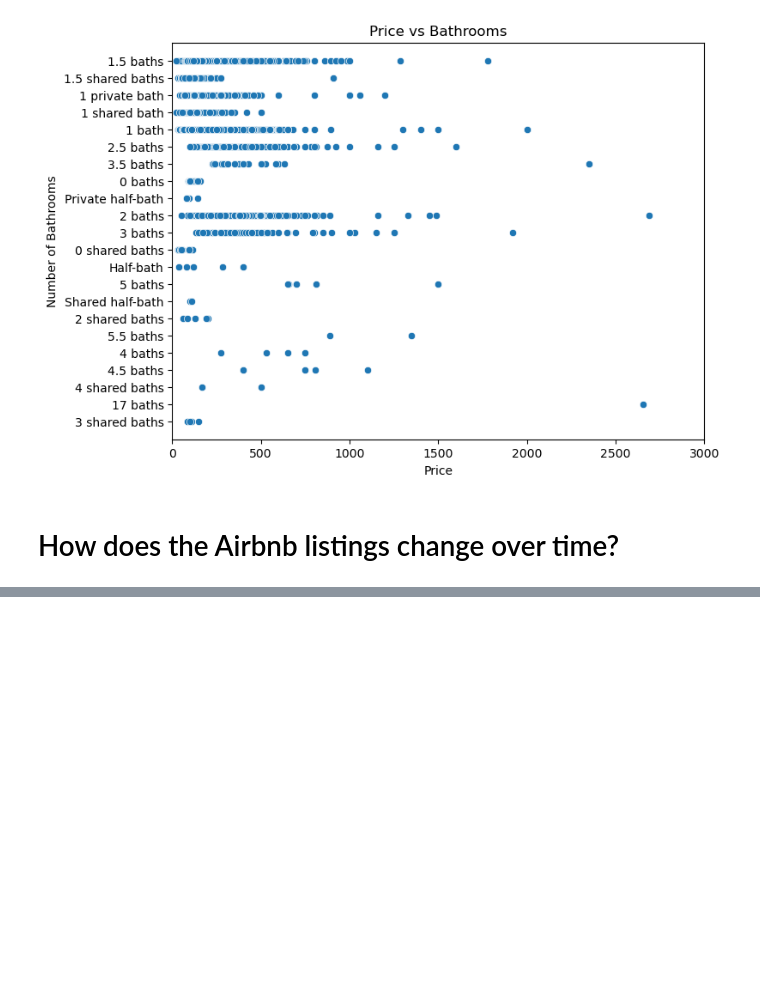
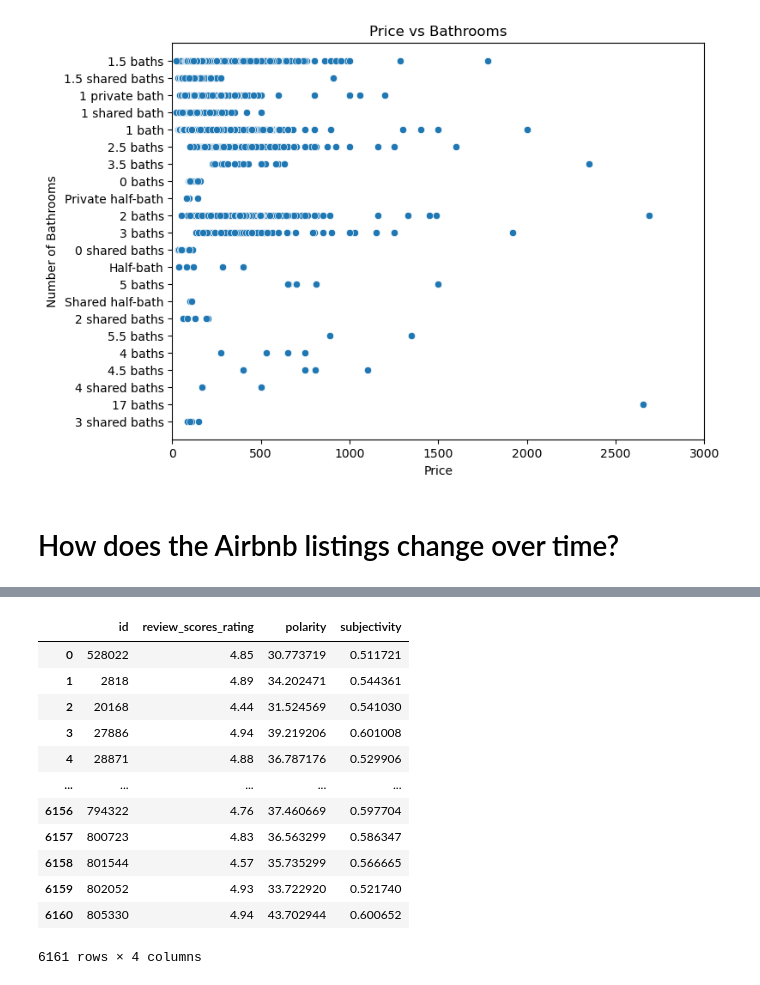
Before and after one commit to darklord-57/darklord, a Jupyter notebook: data_analysis/airbnb_EDA/EDA.ipynb, the cells around one changed output, grey strips where cells are left out. Drawn from its saved outputs; the diff is of its cells as text; code cells hidden in the pictures; blank space fills up the shorter version.

```diff
--- a/data_analysis/airbnb_EDA/EDA.ipynb
+++ b/data_analysis/airbnb_EDA/EDA.ipynb
@@ -294,0 +356,10 @@ that Airbnb's growth in terms of new hosts joining the platform has slowed in re
+# %%
+def filter_func(x):
+    try:
+        tokens = nltk.word_tokenize(x)
+        filtered_tokens = [word for word in tokens if word.lower() not in stop_words]
+    except:
+        filtered_tokens = 'none'
+    return filtered_tokens
+
+df1['filtered'] = df1['comments'].swifter.apply(lambda x:filter_func(x))
@@ -294,0 +388,22 @@ that Airbnb's growth in terms of new hosts joining the platform has slowed in re
+# %%
+merged = pd.merge(df[['id','review_scores_rating']],
+         df1,
+         left_on='id',
+         right_on='listing_id',
+         how='inner')
+merged['polarity'] = merged['polarity'].apply(lambda x:x*100)
+merged
+# %% [output]
+|  | id | review_scores_rating | polarity | subjectivity |
+| 0 | 528022 | 4.85 | 30.773719 | 0.511721 |
+| 1 | 2818 | 4.89 | 34.202471 | 0.544361 |
+| 2 | 20168 | 4.44 | 31.524569 | 0.541030 |
+| 3 | 27886 | 4.94 | 39.219206 | 0.601008 |
+| 4 | 28871 | 4.88 | 36.787176 | 0.529906 |
+| ... | ... | ... | ... | ... |
+| 6156 | 794322 | 4.76 | 37.460669 | 0.597704 |
+| 6157 | 800723 | 4.83 | 36.563299 | 0.586347 |
+| 6158 | 801544 | 4.57 | 35.735299 | 0.566665 |
+| 6159 | 802052 | 4.93 | 33.722920 | 0.521740 |
+| 6160 | 805330 | 4.94 | 43.702944 | 0.600652 |
+6161 rows × 4 columns
```
Also changed, not shown: parts of 20 cells of this notebook.
